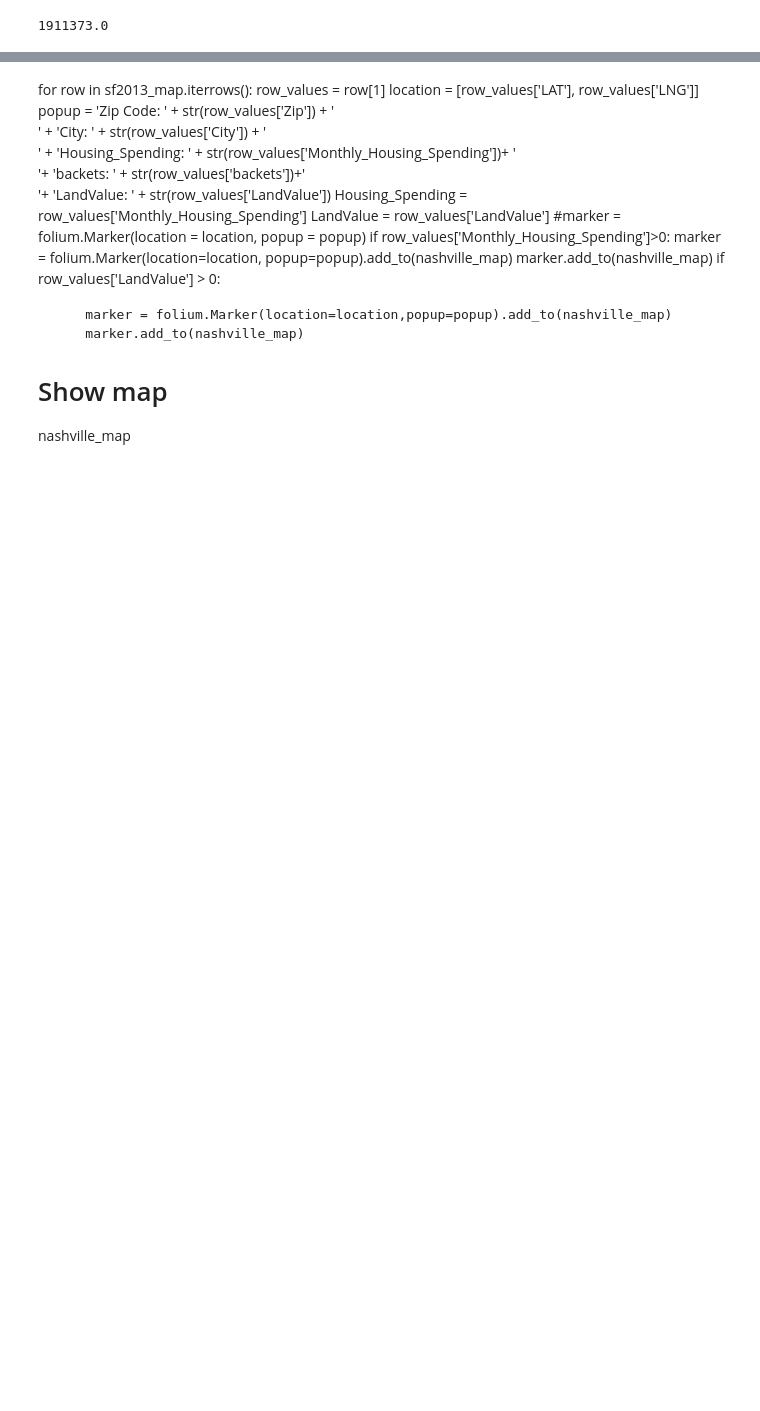
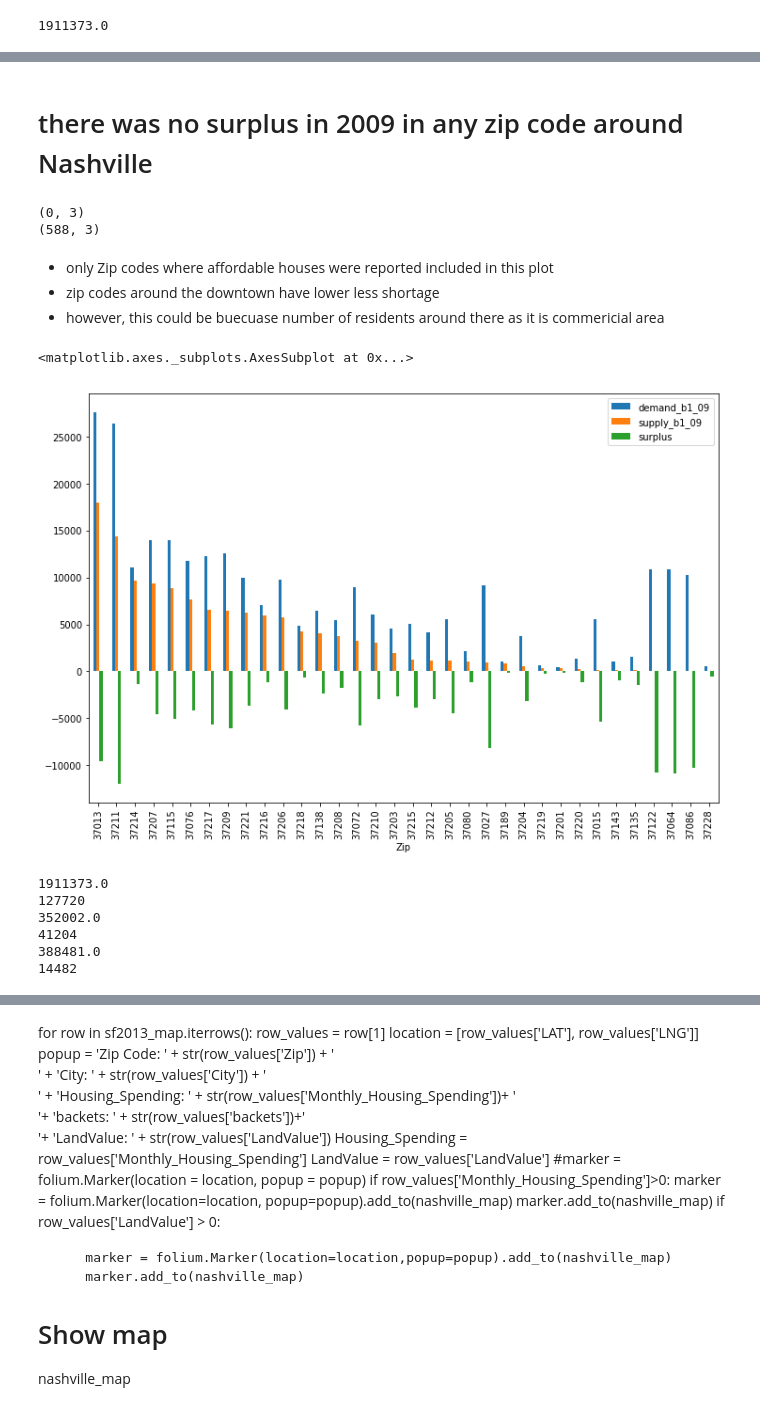
Before and after one commit to asidamo/affordable-housing, a Jupyter notebook: data_question_4.ipynb, the cells around one changed output, grey strips where cells are left out. Drawn from its saved outputs; the diff is of its cells as text; code cells hidden in the pictures; blank space fills up the shorter version.

Commit message:
Shortage and Surplus calculated by Zip Codes for 2009

```diff
--- a/data_question_4.ipynb
+++ b/data_question_4.ipynb
@@ -636,11 +636,11 @@ supply2013_backet3=sf2013.loc[sf2013['backets']=='market_rate']
 # %%
 # backets for 2009
 # create backet 1
-supply2009_backet1=sf2009.loc[sf2009['backets']=='affordable_housing']
+supply2009_backet1=sf2009[sf2009['backets']=='affordable_housing']
 # create backet 2
-supply2009_backet2=sf2009.loc[sf2009['backets']=='workforce_housing']
+supply2009_backet2=sf2009[sf2009['backets']=='workforce_housing']
 # create backet 3
-supply2009_backet3=sf2009.loc[sf2009['backets']=='market_rate']
+supply2009_backet3=sf2009[sf2009['backets']=='market_rate']
 # %%
 # backets for 2017
 
@@ -922,0 +954,12 @@ sf2013_df=sf2013.head(500)
+# %%
+#demand and suppy by zip code in 2009 for backet 1
+
+demand_2009_b1=demand2009_backet1.loc[:,['Zip','NumberofPeople']].groupby('Zip').sum().sort_values('NumberofPeople',ascending=False)
+supply_2009_b1= supply2009_backet1.loc[:,['Zip','backets']].groupby('Zip').count().sort_values('backets',ascending=False)
+# %%
+# join dd and ss data for 2009 backet1
+DD_SS_2009_Backet1=demand_2009_b1.join(supply_2009_b1)
+DD_SS_2009_Backet1.rename(columns={'NumberofPeople':'demand_b1_09','backets':'supply_b1_09'},inplace=True)
+DD_SS_2009_Backet1.supply_b1_09.fillna(0,inplace=True)
+DD_SS_2009_Backet1['surplus']=DD_SS_2009_Backet1.supply_b1_09-DD_SS_2009_Backet1.demand_b1_09
+DD_SS_2009_Backet1.head()
@@ -923,3 +974,40 @@ sf2013_df=sf2013.head(500)
+# %% [markdown]
+# there was no surplus in 2009 in any zip code around Nashville
+# %%
+# find the surplus and shortage zip codes
+surplus_2009_Backet1=DD_SS_2009_Backet1[DD_SS_2009_Backet1.surplus>0]
+shortage_2009_Backet1=DD_SS_2009_Backet1[DD_SS_2009_Backet1.surplus<0]
+non_zero_supply_b1_09=DD_SS_2009_Backet1[DD_SS_2009_Backet1.supply_b1_09>0]
+print(surplus_2009_Backet1.shape)
+print(shortage_2009_Backet1.shape)
+# %% [output]
+(0, 3)
+(588, 3)
+# %% [markdown]
+- only Zip codes where affordable houses were reported included in this plot
+- zip codes around the downtown have lower less shortage
+- however, this could be buecuase number of residents around there as it is commericial area
+# %%
+# top 20 zips with non zero supplies
+top_20_suppy_b1_09=non_zero_supply_b1_09.sort_values('supply_b1_09',ascending=False)
+top_20_suppy_b1_09.head(20)
+top_20_suppy_b1_09.plot(kind='bar')
+# %% [output]
+<matplotlib.axes._subplots.AxesSubplot at 0x...>
+[figure, added]
+# %%
+
+
+print(demand2009_backet1.NumberofPeople.sum());print(supply2009_backet1.backets.count())
+print(demand2009_backet2.NumberofPeople.sum());print(supply2009_backet2.backets.count())
+print(demand2009_backet3.NumberofPeople.sum());print(supply2009_backet3.backets.count())
+# %% [output]
+1911373.0
+127720
+352002.0
+41204
+388481.0
+14482
 # %%
 sf2013_map=sf2013_df
 sf2013_map=sf2013_map.dropna(subset=['LAT'])
```
Also changed, not shown: parts of 16 cells of this notebook.
